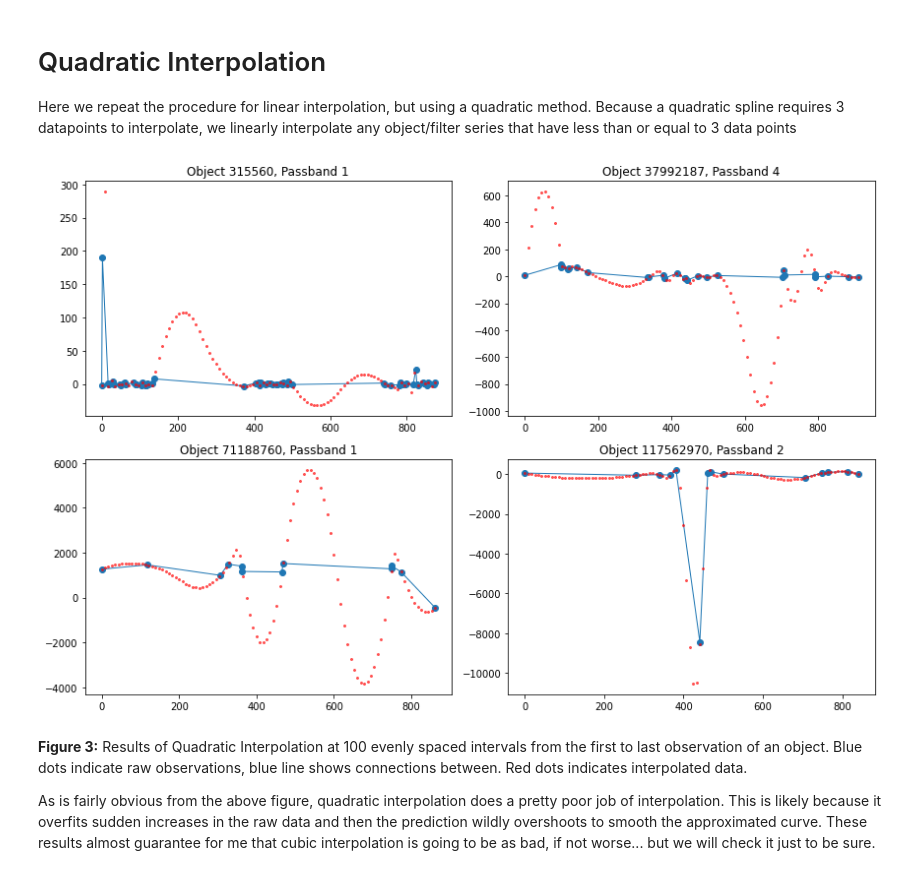
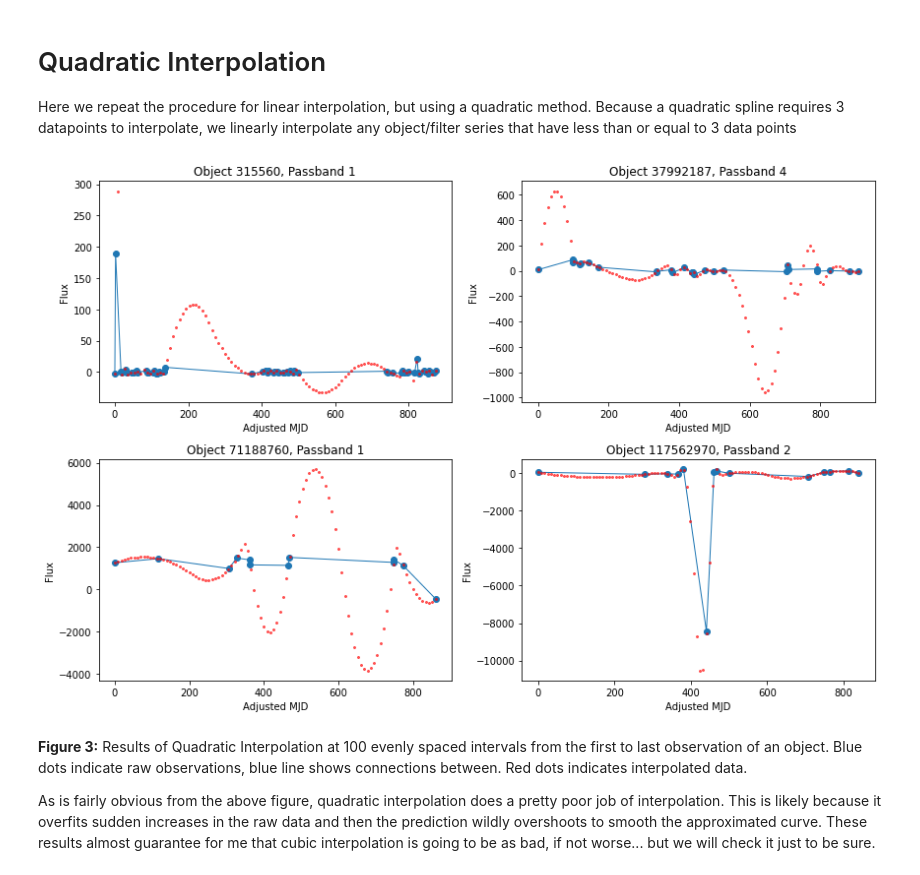
Before and after one commit to colinjhorgan/MLTSA22_CHorgan, a Jupyter notebook: HW8/HW8.ipynb, the cells around one changed output. Drawn from its saved outputs; the diff is of its cells as text; code cells hidden in the pictures.

```diff
--- a/HW8/HW8.ipynb
+++ b/HW8/HW8.ipynb
@@ -97,6 +97,8 @@ for k in range(0,4):
   axs[k].plot(np.linspace(0, raw.mjd_adj.max(), 100), interp[0].values[0], ls=' ', color='red',
               marker='o', ms=2, alpha=.6)
   axs[k].set_title(f'Object {ids[k]}, Passband {filter[k]}')
+  axs[k].set_xlabel('Adjusted MJD')
+  axs[k].set_ylabel('Flux')
 
 fig.tight_layout()
 # %% [output]
@@ -159,24 +161,26 @@ quad_df = pd.DataFrame(quad_grouped.apply(lambda x: interp1d(x.mjd_adj, x.flux,
 # %%
 #Plot raw vs. interpolated data for 4 random objects using filter 3 (randomly chosen)
 np.random.seed(11)
 ids = quad_df.object_id.unique()[np.random.randint(0, quad_df.object_id.unique().shape[0], 4)]
 filter = np.random.randint(0,5,4) #Check 4 random filters
 
 fig, axs = plt.subplots(2,2,figsize=(12,8))
 axs = axs.flatten()
 
 for k in range(0,4):
   raw = lcvs.loc[(lcvs.object_id==ids[k]) & (lcvs.passband==filter[k])][['mjd_adj','flux']]
   interp = quad_df.loc[(quad_df.object_id==ids[k]) & (quad_df.passband==filter[k])]
 
   axs[k].plot(raw.mjd_adj, raw.flux, lw=1, marker='o')
   axs[k].plot(np.linspace(0, raw.mjd_adj.max(), 100), interp[0].values[0], ls=' ', color='red',
               marker='o', ms=2, alpha=.6)
   axs[k].set_title(f'Object {ids[k]}, Passband {filter[k]}')
+  axs[k].set_xlabel('Adjusted MJD')
+  axs[k].set_ylabel('Flux')
 
 fig.tight_layout()
 # %% [output]
-[figure, old version]
+[figure, new version]
 # %% [markdown]
 **Figure 3:** Results of Quadratic Interpolation at 100 evenly spaced intervals from the first to last observation of an object. Blue dots indicate raw observations, blue line shows connections between. Red dots indicates interpolated data.
 
```
Also changed, not shown: parts of 1 cell of this notebook.
